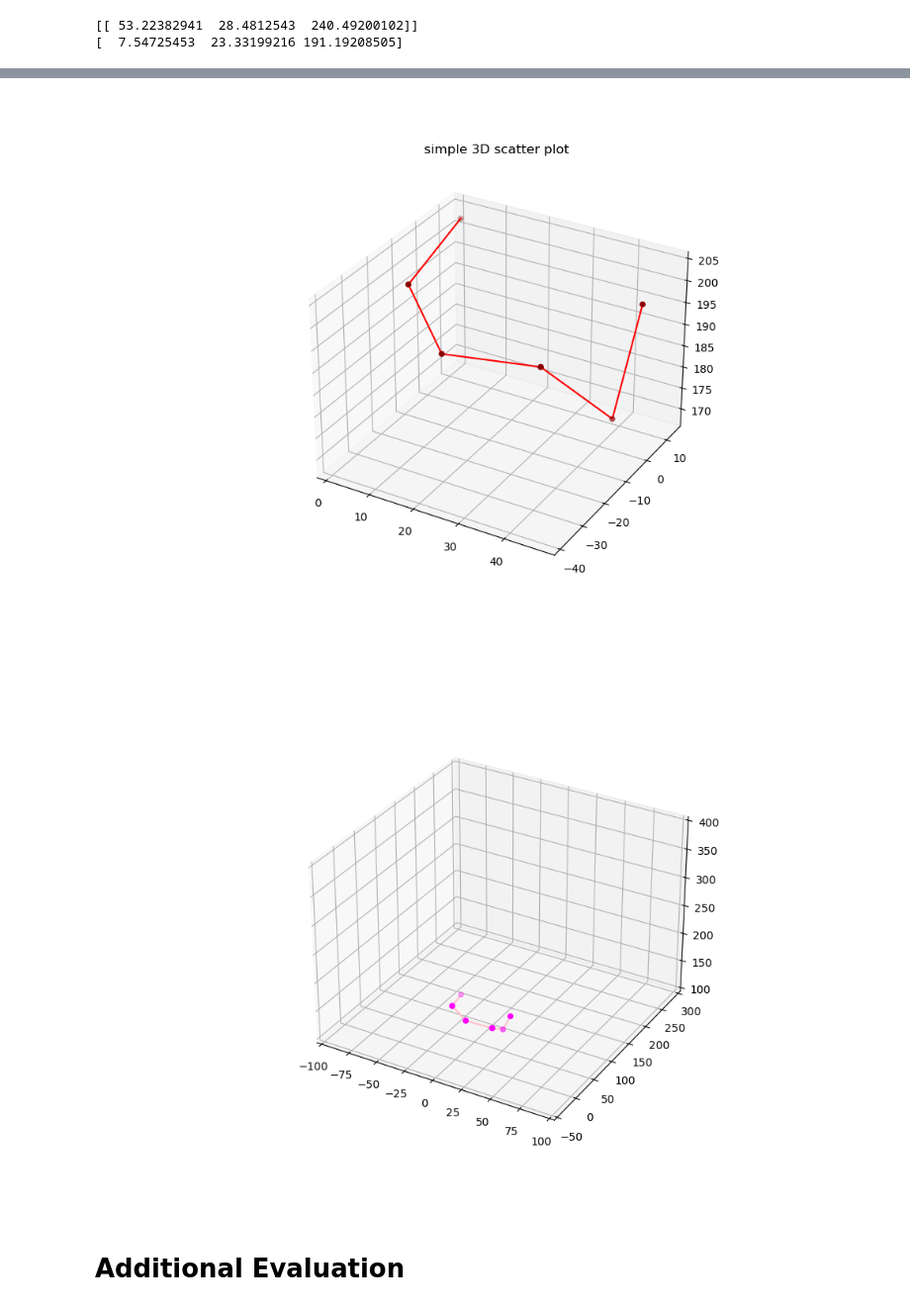
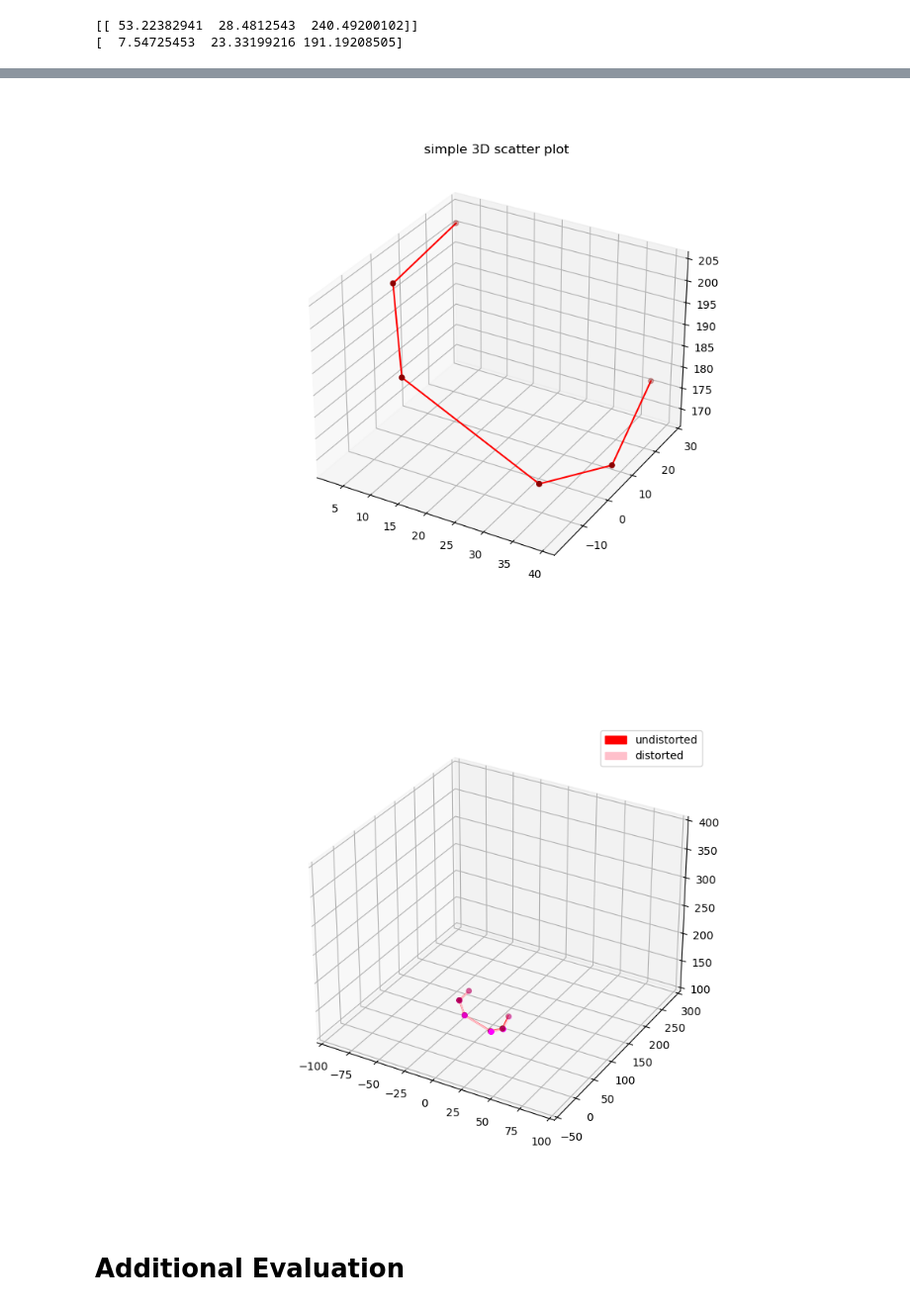
Before and after one commit to mosesananta/TA, a Jupyter notebook: hi.ipynb, the cells around one changed output, grey strips where cells are left out. Shown at 99% size. Cells and saved outputs as stored; diff of their text form; code cells hidden in the pictures.

Commit message:
add undistort to triangulate

```diff
--- a/hi.ipynb
+++ b/hi.ipynb
@@ -149,7 +149,7 @@ Distortion Matrix [[ 6.37019460e+00 -4.65764597e+01  2.20637978e-03 -1.16933464e
    0.00000000e+00  0.00000000e+00]]
 # %%
 # mtx, dist = calibrate_camera(images_folder = './data/1/*')
-yes1 = calibrate_camera(images_folder = './data/k2/j/mono/*')
+yes1 = calibrate_camera(images_folder = './data/k/j/mono/*')
 mtx_j,dist_j = yes1[1],yes1[2]
 
 print("Camera Matrix", mtx_j)
@@ -639,21 +638,21 @@ def total_mean_reprojection_error( p3ds, p2d_l,p2d_c,p2d_r):
 
     total_error = 0
     n = 0
-    if p2d_l != [-1,-1]:
+    if not np.array_equal(p2d_l,[-1,-1]):
         imgp, _ = cv2.projectPoints(p3ds, R1, T1, mtx_m, dist_m)
         p2d_l = np.array(p2d_l)
 
         total_error += cv2.norm(np.squeeze(imgp), p2d_l, cv2.NORM_L2)
         n += 1
 
-    if p2d_c != [-1,-1]:
+    if not np.array_equal(p2d_c,[-1,-1]):
         imgp, _ = cv2.projectPoints(p3ds, np.eye(3), np.zeros(3), mtx_j, dist_j)
         p2d_c = np.array(p2d_c)
 
         total_error += cv2.norm(np.squeeze(imgp), p2d_c, cv2.NORM_L2)
         n += 1
 
-    if p2d_r != [-1,-1]:
+    if not np.array_equal(p2d_r, [-1,-1]):
         imgp, _ = cv2.projectPoints(p3ds, R2, T2, mtx_w, dist_w)
         p2d_r = np.array(p2d_r)
 
@@ -756,6 +783,7 @@ def triangulate_pickle(pickle_file,output_file, main_stereo_camera = None, dump_
 # %%
 outfile = './output/output3dPickle2'
 infile = './input/outputPickle2'
-outdata = triangulate_pickle(infile,outfile,False)
+outdata = triangulate_pickle(infile,outfile,undistort=False,main_stereo_camera = 'cl',dump_pickle = False)
+outdata2 = triangulate_pickle(infile,outfile,undistort=True,main_stereo_camera = 'cl',dump_pickle = False)
 outdata[2]
 # %% [output]
@@ -820,33 +841,33 @@ total_mean_reprojection_error(outdata[2]['kuning kehijauan'],indata['l'],indata[
 # %%
 %matplotlib widget
 from mpl_toolkits import mplot3d
 import numpy as np
 import matplotlib.pyplot as plt
 import matplotlib.patches as mpatches
 
 # Creating figure
 fig = plt.figure(figsize = (10, 7))
 ax = plt.axes(projection ="3d")
 plt.title("simple 3D scatter plot")
 
 connection = [['kuning kehijauan','hijau tua'],
               ['hijau tua','biru muda'],
               ['biru muda','oranye'],
               ['oranye','ungu'],
               ['ungu','biru telur unta']]
 
 for c in connection:
-    p3ds = outdata_2[377]
+    p3ds = outdata[377]
     xs = [p3ds[c[0]][0],p3ds[c[1]][0]]
     ys = [p3ds[c[0]][1],p3ds[c[1]][1]]
     zs = [p3ds[c[0]][2],p3ds[c[1]][2]]
     ax.scatter3D(xs, ys, zs, c = "darkred")
     ax.plot(xs, ys, zs, c = "red")
 
 
 plt.show()
 # %% [output]
-[figure, old version]
+[figure, new version]
 # %%
 import matplotlib.animation as animation
 import matplotlib.pyplot as plt
@@ -876,8 +897,20 @@ def updatefig(i):
     ax.set_ylim3d(-50, 300)
     ax.set_zlim3d(100, 400)
 
+    pop_e = mpatches.Patch(color='red', label='undistorted')
+    pop_p = mpatches.Patch(color='pink', label='distorted')
+    plt.legend(handles=[pop_e,pop_p])
+
     for c in connection:
-        p3ds = outdata_2[i+1]
+        p3ds = outdata2[i+1]
+        xs = [p3ds[c[0]][0],p3ds[c[1]][0]]
+        ys = [p3ds[c[0]][1],p3ds[c[1]][1]]
+        zs = [p3ds[c[0]][2],p3ds[c[1]][2]]
+        ax.scatter3D(xs, ys, zs, c = "darkred")
+        ax.plot(xs, ys, zs, c = "red")
+
+    for c in connection:
+        p3ds = outdata[i+1]
         xs = [p3ds[c[0]][0],p3ds[c[1]][0]]
         ys = [p3ds[c[0]][1],p3ds[c[1]][1]]
         zs = [p3ds[c[0]][2],p3ds[c[1]][2]]
@@ -885,10 +918,10 @@ def updatefig(i):
         ax.plot(xs, ys, zs, c = "pink")
 
 
-anim = animation.FuncAnimation(fig, updatefig, 377,init_func=init_func)
-anim.save("./output/k2_3_3.mp4",fps = 15)
+anim = animation.FuncAnimation(fig, updatefig, len(outdata),init_func=init_func)
+anim.save("./output/k2_move3_cl_undistortedImgPVsdistorted_globalview.mp4",fps = 10)
 # %% [output]
-[figure, old version]
+[figure, new version]
 # %% [markdown]
 # **Additional Evaluation**
 # %%
```
Also changed, not shown: parts of 8 cells of this notebook, 6 other files.
